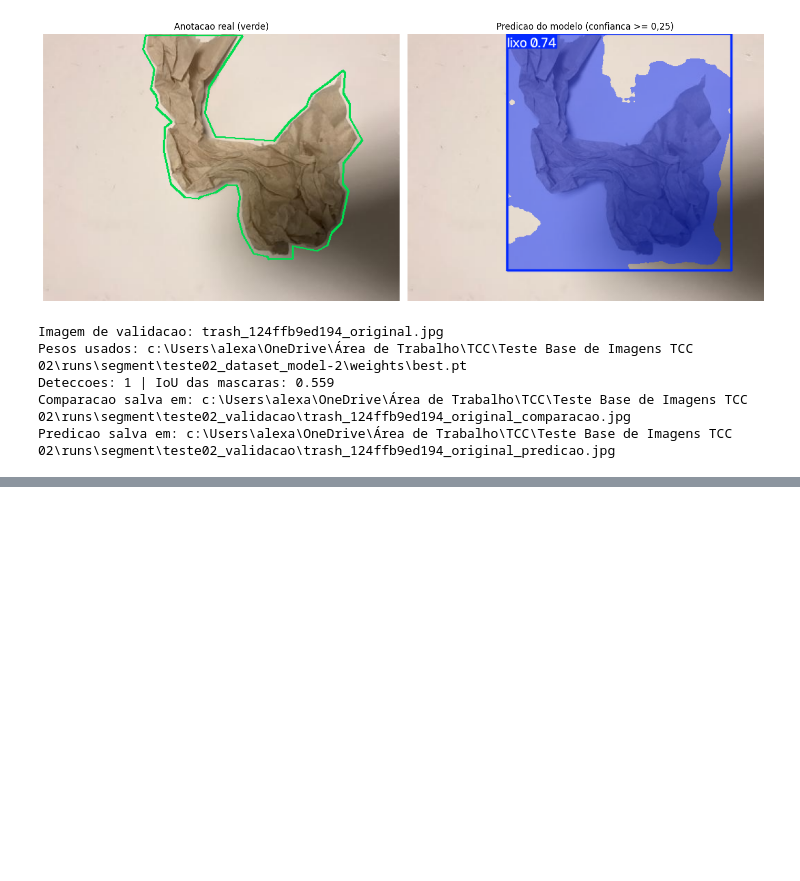
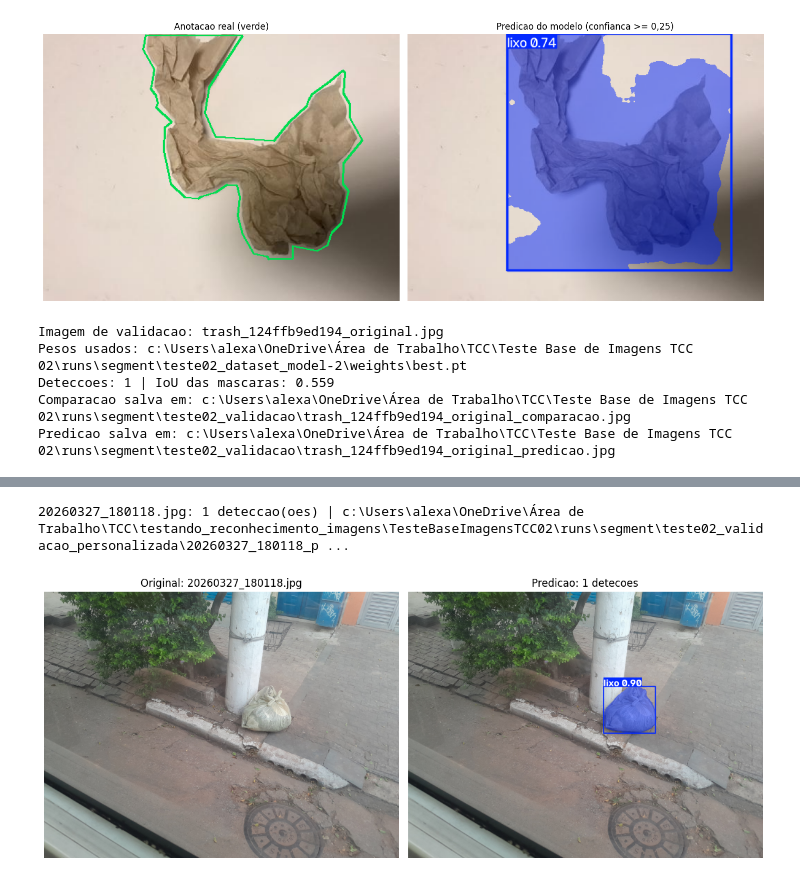
Before and after one commit to grupo-7-tcc-2026/testando_reconhecimento_imagens, a Jupyter notebook: TesteBaseImagensTCC02/teste02.ipynb, the cells around one changed output, grey strips where cells are left out. Drawn from its saved outputs; the diff is of its cells as text; code cells hidden in the pictures; blank space fills up the shorter version.

```diff
--- a/TesteBaseImagensTCC02/teste02.ipynb
+++ b/TesteBaseImagensTCC02/teste02.ipynb
@@ -546,0 +606,5 @@ WhatsApp Image 2026-04-21 at 16.24.21.jpeg: 0 deteccao(oes) | c:\Users\alexa\One
+# %%
+testar_imagem("20260327_180118.jpg")
+# %% [output]
+20260327_180118.jpg: 1 deteccao(oes) | c:\Users\alexa\OneDrive\Área de Trabalho\TCC\testando_reconhecimento_imagens\TesteBaseImagensTCC02\runs\segment\teste02_validacao_personalizada\20260327_180118_p ...
+[figure, added]
```
Also changed, not shown: parts of 12 cells of this notebook, 5 other files.
